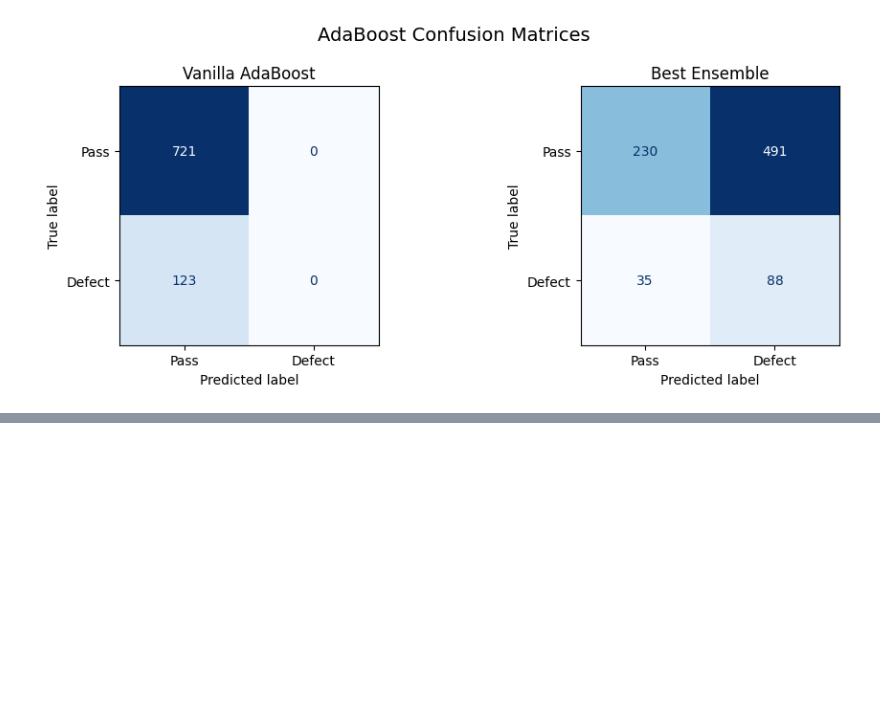
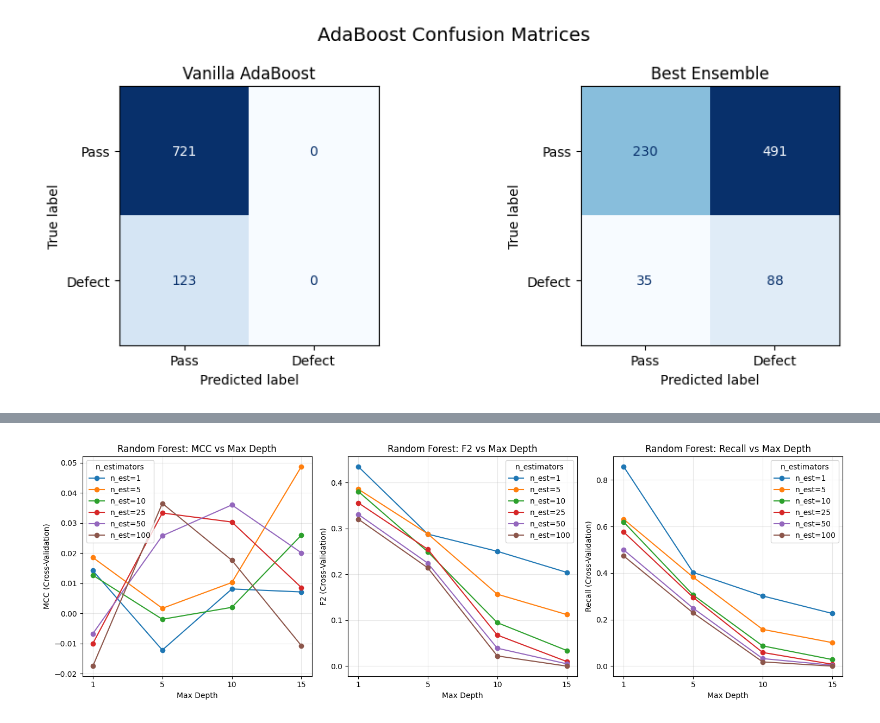
Before and after one commit to Antibodyy/La_Finale, a Jupyter notebook: Semiconductor Quality Control/COMPILED_WORKBOOK_IN_PROGRESS.ipynb, the cells around one changed output, grey strips where cells are left out. Saved outputs shown, nothing was run; the diff lists cells and outputs as text; code cells hidden in the pictures; blank space fills up the shorter version.

```diff
--- a/Semiconductor Quality Control/COMPILED_WORKBOOK_IN_PROGRESS.ipynb
+++ b/Semiconductor Quality Control/COMPILED_WORKBOOK_IN_PROGRESS.ipynb
@@ -1276,0 +1319,18 @@ Best Ensemble     0.0262  0.7154  0.4108    0.3768      0.152
+# %%
+# Cross-validation on Random Forest
+rf_pipeline = Pipeline([
+    ('scaler', StandardScaler()),
+    ('classifier', rf_vanilla
+    )
+])
+
+cv = StratifiedKFold(n_splits=FOLDS, shuffle=True, random_state=RANDOM_STATE)
+scoring = {'recall': 'recall', 'precision': 'precision', 'f1': 'f1', 'accuracy': 'accuracy', 'f2': f2_scorer}
+scores_rf = cross_validate(rf_pipeline, x, y, cv=cv, scoring=scoring, return_train_score=False)
+
+print(f"{'Fold':<6} {'Recall':<10} {'F2':<10} {'Precision':<10} {'Accuracy':<10}")
+print("-" * 50)
+for i in range(FOLDS):
+    print(f"{i+1:<6} {scores_rf['test_recall'][i]:<10.4f} {scores_rf['test_f2'][i]:<10.4f} {scores_rf['test_precision'][i]:<10.4f} {scores_rf['test_accuracy'][i]:<10.4f}")
+print("-" * 50)
+print(f"Mean:  {np.mean(scores_rf['test_recall']):<10.4f} {np.mean(scores_rf['test_f2']):<10.4f} {np.mean(scores_rf['test_precision']):<10.4f} {np.mean(scores_rf['test_accuracy']):<10.4f}")
@@ -1276,0 +1403,21 @@ Best Ensemble     0.0262  0.7154  0.4108    0.3768      0.152
+# %%
+fig, axes = plt.subplots(1, 3, figsize=(15, 5))
+
+metrics = ['MCC', 'F2', 'Recall']
+
+for ax, metric in zip(axes, metrics):
+    for n_est in n_estimators_list:
+        df_n = results_rf_df[results_rf_df['n_est'] == n_est]
+        depths = [str(d) if d is not None else 'None' for d in df_n['depth']]
+        ax.plot(depths, df_n[metric], marker='o', label=f'n_est={n_est}')
+
+    ax.set_xlabel('Max Depth')
+    ax.set_ylabel(f'{metric} (Cross-Validation)')
+    ax.set_title(f'Random Forest: {metric} vs Max Depth')
+    ax.grid(alpha=0.3)
+    ax.legend(title='n_estimators')
+
+plt.tight_layout()
+plt.show()
+# %% [output]
+[figure, added]
```
Also changed, not shown: parts of 23 cells of this notebook.
